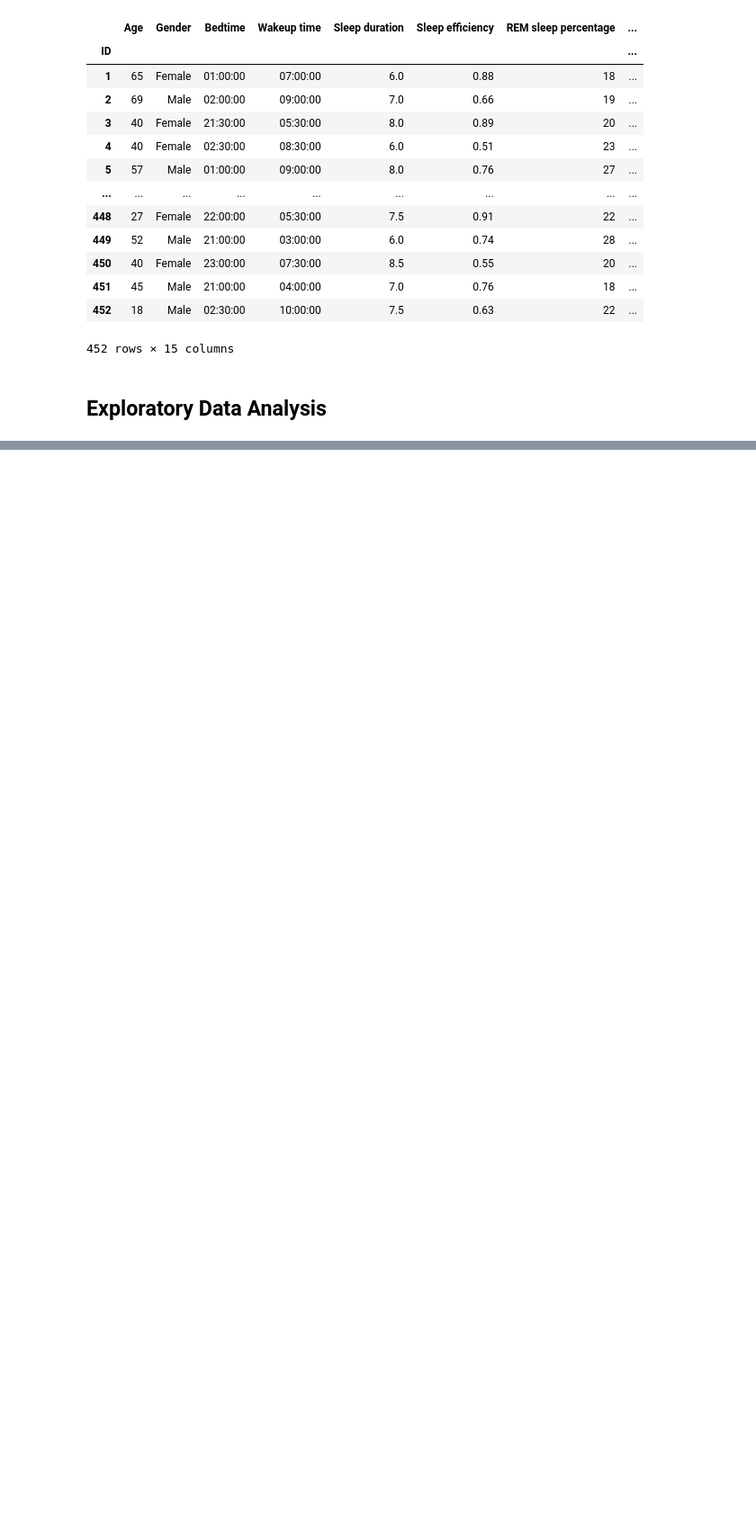
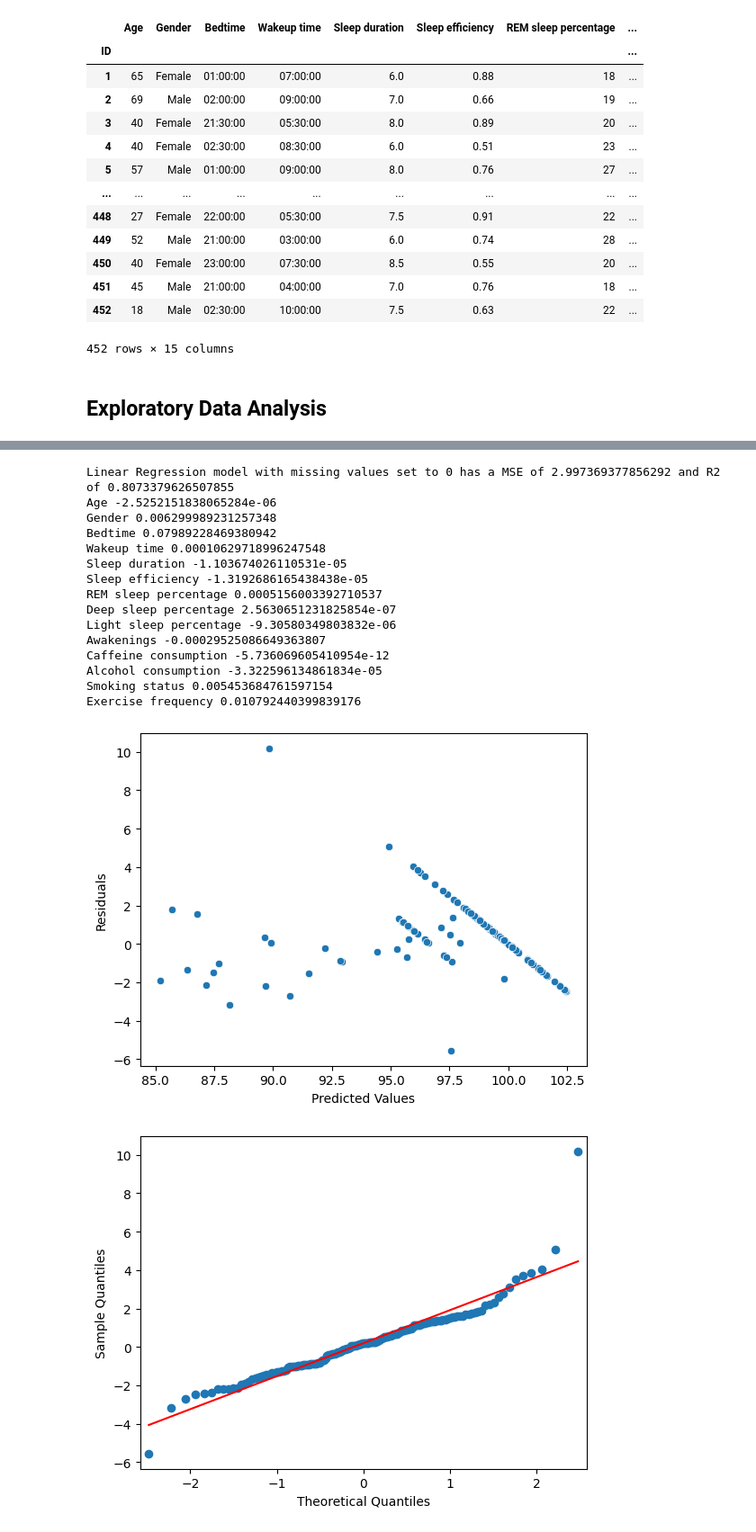
Before and after one commit to calebrauscher/IBM_supervised_learning, a Jupyter notebook: sleep_analysis.ipynb, the cells around one changed output, grey strips where cells are left out. Shown at 90% size. Saved outputs shown, nothing was run; the diff lists cells and outputs as text; code cells hidden in the pictures; blank space fills up the shorter version.

```diff
--- a/sleep_analysis.ipynb
+++ b/sleep_analysis.ipynb
@@ -399,0 +484,26 @@ Support Vector Machine Regression model with missing values set to mean has a MS
+# %%
+from sklearn.preprocessing import PolynomialFeatures
+
+
+def pre_process_poly(X, y):
+    column_names = X.columns
+    # Define the numerical and categorical columns
+    numerical_cols = X.select_dtypes(include=["int64", "float64"]).columns
+    categorical_cols = X.select_dtypes(include=["object", "category"]).columns
+
+    # Create the preprocessor with polynomial features
+    preprocessor = ColumnTransformer(
+        transformers=[
+            ("num", StandardScaler(), numerical_cols),
+            ("poly", PolynomialFeatures(2), numerical_cols),
+            ("cat", OneHotEncoder(), categorical_cols),
+        ]
+    )
+
+    # Apply the preprocessor to the original DataFrame X
+    X = preprocessor.fit_transform(X)
+    X_train, X_test, y_train, y_test = train_test_split(
+        X, y, test_size=0.33, random_state=random_state
+    )
+
+    return (X_train, X_test, y_train, y_test, column_names)
@@ -399,0 +512,32 @@ Support Vector Machine Regression model with missing values set to mean has a MS
+# %%
+X_train, X_test, y_train, y_test, column_names = pre_process_poly(X0, y0)
+
+model_mse, model_r2, y_pred, y_test, coeff = evaluate_model(
+    X_train, X_test, y_train, y_test, column_names, LinearRegression()
+)
+print(
+    f"Linear Regression model with missing values set to 0 has a MSE of {model_mse} and R2 of {model_r2}"
+)
+
+for coefficient, value in coeff.items():
+    print(coefficient, value)
+
+check_assumptions(y_pred, y_test)
+# %% [output]
+Linear Regression model with missing values set to 0 has a MSE of 2.997369377856292 and R2 of 0.8073379626507855
+Age -2.5252151838065284e-06
+Gender 0.006299989231257348
+Bedtime 0.07989228469380942
+Wakeup time 0.00010629718996247548
+Sleep duration -1.103674026110531e-05
+Sleep efficiency -1.3192686165438438e-05
+REM sleep percentage 0.0005156003392710537
+Deep sleep percentage 2.5630651231825854e-07
+Light sleep percentage -9.30580349803832e-06
+Awakenings -0.00029525086649363807
+Caffeine consumption -5.736069605410954e-12
+Alcohol consumption -3.322596134861834e-05
+Smoking status 0.005453684761597154
+Exercise frequency 0.010792440399839176
+[figure, added]
+[figure, added]
```
Also changed, not shown: parts of 61 cells of this notebook.
